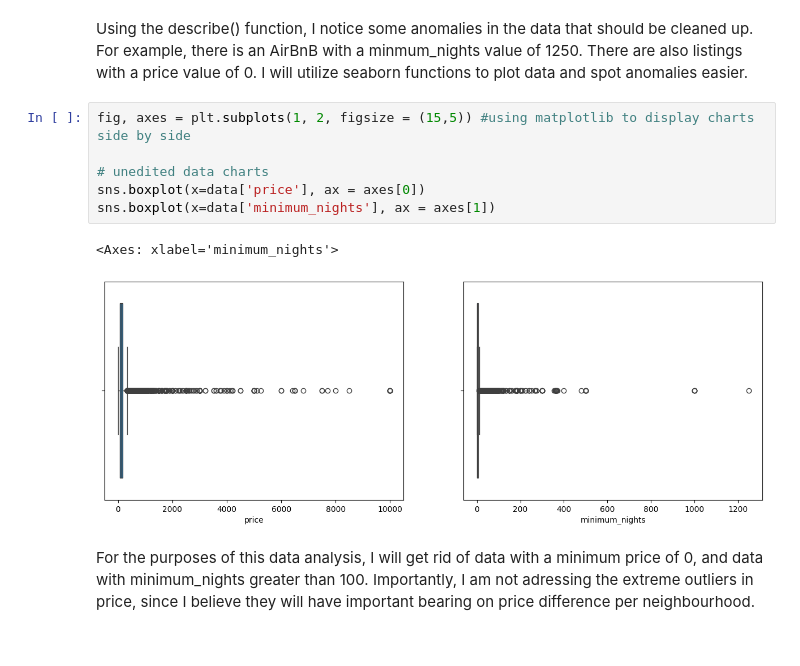
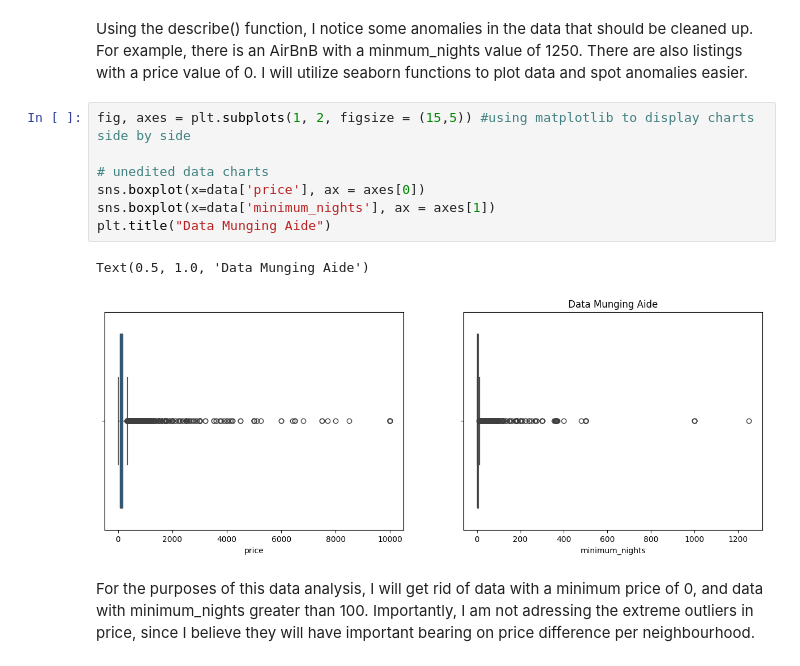
Before and after one commit to Krzyker/DataScienceColabs, a Jupyter notebook: cse351_hw3_brachowski_krzysztof_116565000.ipynb, the cells around one changed output. Saved outputs shown, nothing was run; the diff lists cells and outputs as text.

```diff
--- a/cse351_hw3_brachowski_krzysztof_116565000.ipynb
+++ b/cse351_hw3_brachowski_krzysztof_116565000.ipynb
@@ -32,12 +32,13 @@ Using the describe() function, I notice some anomalies in the data that should b
 # %%
 fig, axes = plt.subplots(1, 2, figsize = (15,5)) #using matplotlib to display charts side by side
 
 # unedited data charts
 sns.boxplot(x=data['price'], ax = axes[0])
 sns.boxplot(x=data['minimum_nights'], ax = axes[1])
+plt.title("Data Munging Aide")
 # %% [output]
-<Axes: xlabel='minimum_nights'>
+Text(0.5, 1.0, 'Data Munging Aide')
-[figure, old version]
+[figure, new version]
 # %% [markdown]
 For the purposes of this data analysis, I will get rid of data with a minimum price of 0, and data with minimum_nights greater than 100. Importantly, I am not adressing the extreme outliers in price, since I believe they will have important bearing on price difference per neighbourhood.
 # %%
```
Also changed, not shown: parts of 15 cells of this notebook.
